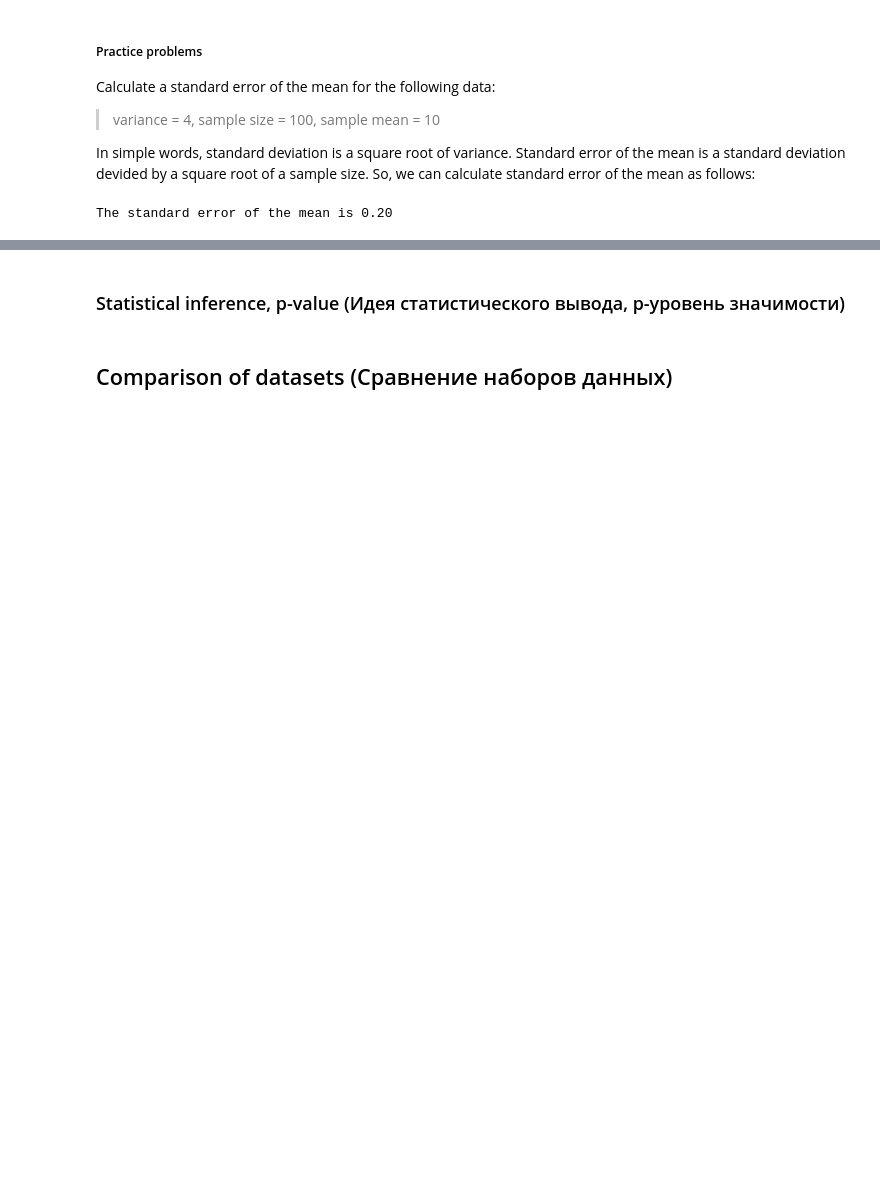
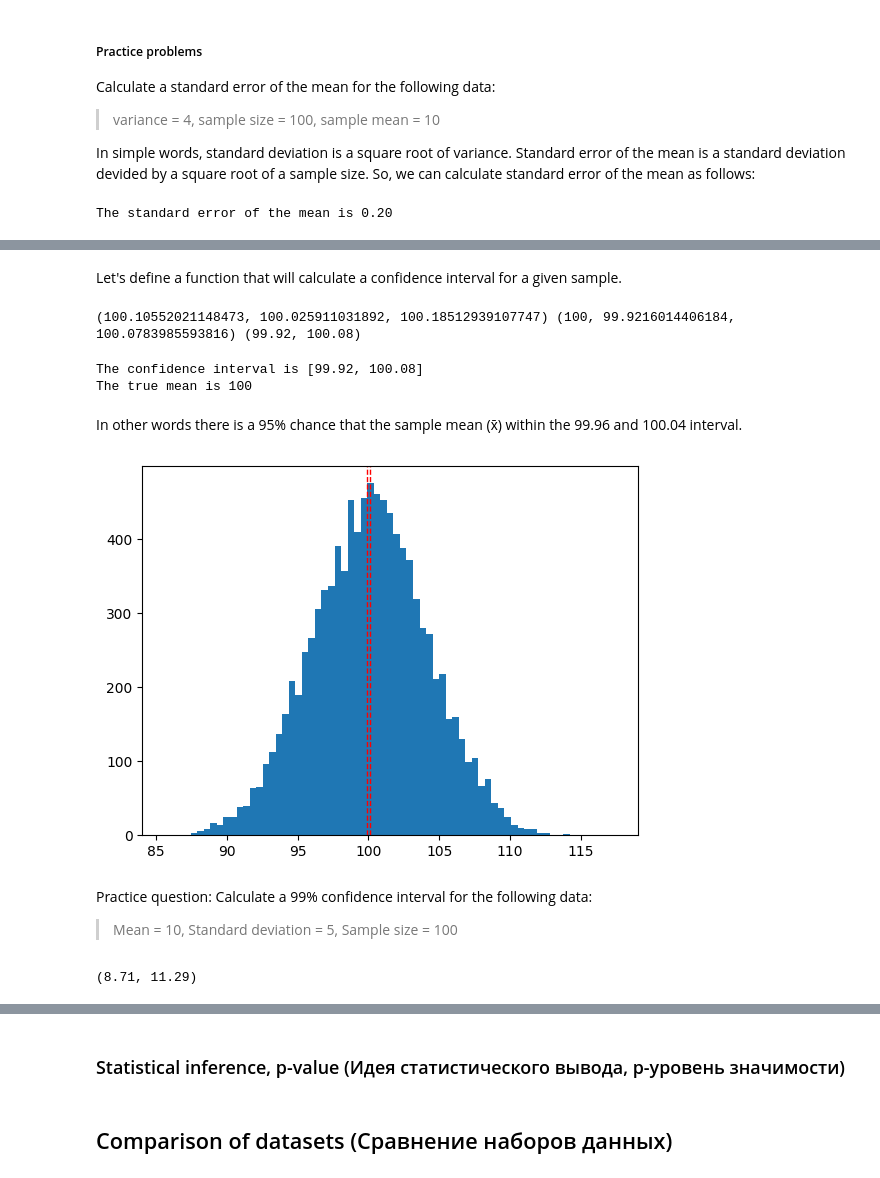
Before and after one commit to Alexey3250/Statistics_foundations_1, a Jupyter notebook: notes.ipynb, the cells around one changed output, grey strips where cells are left out. Cells and saved outputs as stored; diff of their text form; code cells hidden in the pictures; blank space fills up the shorter version.

```diff
--- a/notes.ipynb
+++ b/notes.ipynb
@@ -1157,0 +1255,79 @@ The standard error of the mean is 0.20
+# %% [markdown]
+Let's define a function that will calculate a confidence interval for a given sample.
+# %%
+import math
+from scipy import stats
+
+# Calculate the confidence interval for a dataset GPT3 solution
+def confidence_interval_data(data, confidence=0.95):
+    mean = np.mean(data)
+    std = np.std(data)
+    n = len(data)
+    z = stats.norm.ppf(1-(1-confidence)/2)
+    h = z * (std / math.sqrt(n))
+    return mean, mean-h, mean+h
+
+# Calculate the confidence interval GPT3 solution
+def confidence_interval_mean(mean, std, n, confidence=0.95):
+    z = stats.norm.ppf(1-(1-confidence)/2)
+    h = z * (std / math.sqrt(n))
+    return mean, mean-h, mean+h
+
+# Calculate the confidence interval
+def confidence_interval(sd, X, N, target_interval):
+    alpha = 1 - target_interval
+    z = abs(stats.norm.ppf(alpha/2))
+    se = sd / math.sqrt(N)
+    return (round(X - z * se,  2),  round(X + z * se,  2))
+
+# Calculate the confidence interval
+print(confidence_interval_data(data), confidence_interval_mean(mean, std, sample_size), confidence_interval(std, mean, sample_size, 0.95))
+# %% [output]
+(100.10552021148473, 100.025911031892, 100.18512939107747) (100, 99.9216014406184, 100.0783985593816) (99.92, 100.08)
+# %%
+# Compute the confidence interval with a confidence level of 95%
+# This means that there is a 95% chance that the true mean falls within this interval
+confidence_level = 0.95
+interval_1 = confidence_interval(std, mean, sample_size, confidence_level)[0]
+interval_2 = confidence_interval(std, mean, sample_size, confidence_level)[1]
+
+# Print the confidence interval
+print(f"The confidence interval is [{interval_1}, {interval_2}]")
+
+# Print the true mean
+print(f"The true mean is {mean}")
+# %% [output]
+The confidence interval is [99.92, 100.08]
+The true mean is 100
+# %% [markdown]
+In other words there is a 95% chance that the sample mean (x̄) within the 99.96 and 100.04 interval.
+# %%
+# Create a histogram of the data
+plt.hist(data, bins=69)
+
+# Plot the confidence interval as a vertical line on the histogram
+plt.axvline(interval_1, color='r', linestyle='dashed', linewidth=1)
+plt.axvline(interval_2, color='r', linestyle='dashed', linewidth=1)
+
+# Show the plot
+plt.show()
+plt.show()
+# %% [output]
+[figure, added]
+# %% [markdown]
+Practice question:
+Calculate a 99% confidence interval for the following data:
+> Mean = 10, Standard deviation = 5, Sample size = 100
+# %%
+import math
+from scipy import stats
+
+def confidence_interval(sd, X, N, target_interval):
+    alpha = 1 - target_interval
+    z = abs(stats.norm.ppf(alpha/2))
+    se = sd / math.sqrt(N)
+    return (round(X - z * se,  2),  round(X + z * se,  2))
+
+print(confidence_interval(5, 10, 100, 0.99))
+# %% [output]
+(8.71, 11.29)
```
Also changed, not shown: parts of 11 cells of this notebook.
